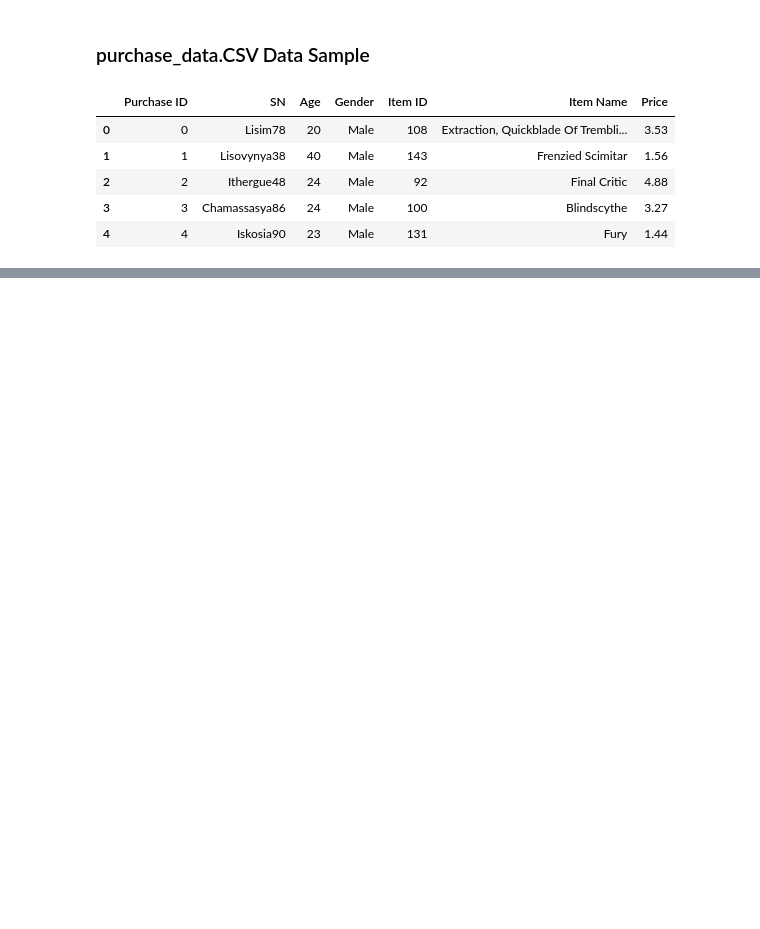
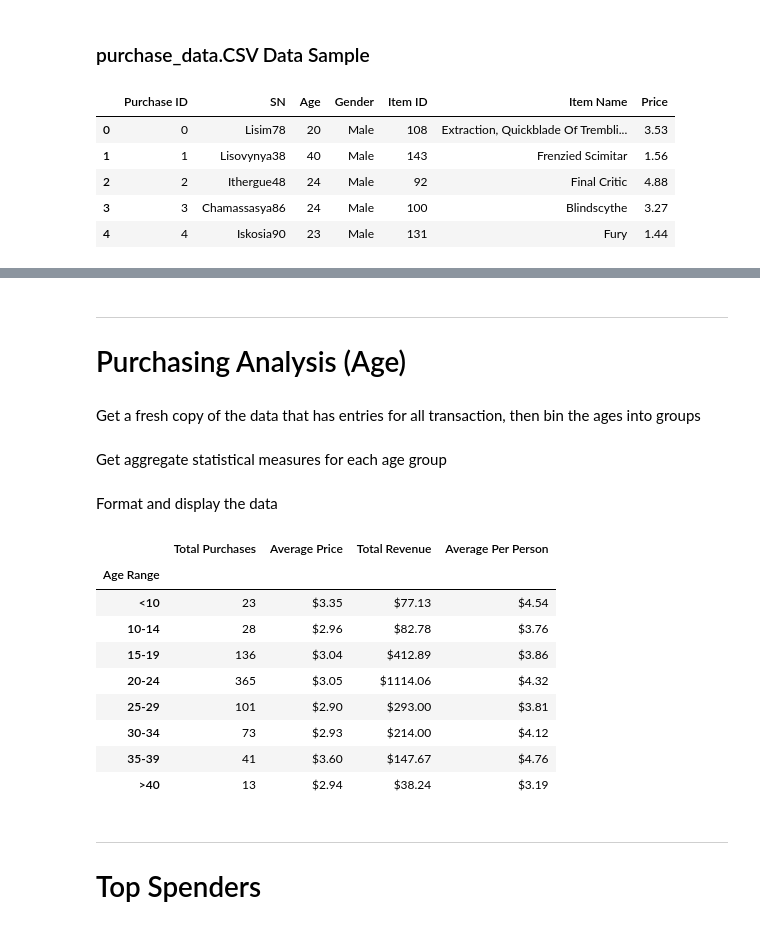
Before and after one commit to bakerv/pandas-challenge, a Jupyter notebook: HeroesOfPymoli/main.ipynb, the cells around one changed output, grey strips where cells are left out. Drawn from its saved outputs; the diff is of its cells as text; code cells hidden in the pictures; blank space fills up the shorter version.

```diff
--- a/HeroesOfPymoli/main.ipynb
+++ b/HeroesOfPymoli/main.ipynb
@@ -169,0 +120,3 @@ profitable_items.head().style.format({"Price":"${:.2f}","Total Revenue":"${:.2f}
+# %%
+agebins = [0,10,15,20,25,30,35,40,125]
+agebins_names = ["<10","10-14","15-19","20-24","25-29","30-34","35-39",">40"]
@@ -169,0 +148,42 @@ profitable_items.head().style.format({"Price":"${:.2f}","Total Revenue":"${:.2f}
+# %% [markdown]
+---
+
+# Purchasing Analysis (Age)
+# %% [markdown]
+Get a fresh copy of the data that has entries for all transaction, then bin the ages into groups
+# %%
+agegroups = rawdata.copy()
+agegroups["Age Range"]= pd.cut(rawdata["Age"],agebins,labels = agebins_names,ordered = True,right= False)
+# %% [markdown]
+Get aggregate statistical measures for each age group
+# %%
+ageanalysis = (
+    agegroups.groupby("Age Range").agg({"Purchase ID":'count',"Price":['mean','sum']})
+    .droplevel(0,1).rename(columns ={"count":"Total Purchases","mean":
+                                     "Average Price", "sum":"Total Revenue"}) #Improve the column headers
+)
+ageanalysis["Average Per Person"] = (
+    agegroups.copy().groupby("SN").agg({"Age Range":'first','Price': 'sum'})
+    .groupby("Age Range").agg({"Price":'mean'})
+)
+# %% [markdown]
+Format and display the data
+# %%
+ageanalysis.head(8).style.format({"Average Price":"${:.2f}",
+                                  "Total Revenue":"${:.2f}",
+                                  "Average Per Person":"${:.2f}"})
+# %% [output]
+|  | Total Purchases | Average Price | Total Revenue | Average Per Person |
+| Age Range |  |  |  |  |
+| <10 | 23 | $3.35 | $77.13 | $4.54 |
+| 10-14 | 28 | $2.96 | $82.78 | $3.76 |
+| 15-19 | 136 | $3.04 | $412.89 | $3.86 |
+| 20-24 | 365 | $3.05 | $1114.06 | $4.32 |
+| 25-29 | 101 | $2.90 | $293.00 | $3.81 |
+| 30-34 | 73 | $2.93 | $214.00 | $4.12 |
+| 35-39 | 41 | $3.60 | $147.67 | $4.76 |
+| >40 | 13 | $2.94 | $38.24 | $3.19 |
+# %% [markdown]
+---
+
+# Top Spenders
```
Also changed, not shown: parts of 58 cells of this notebook.
